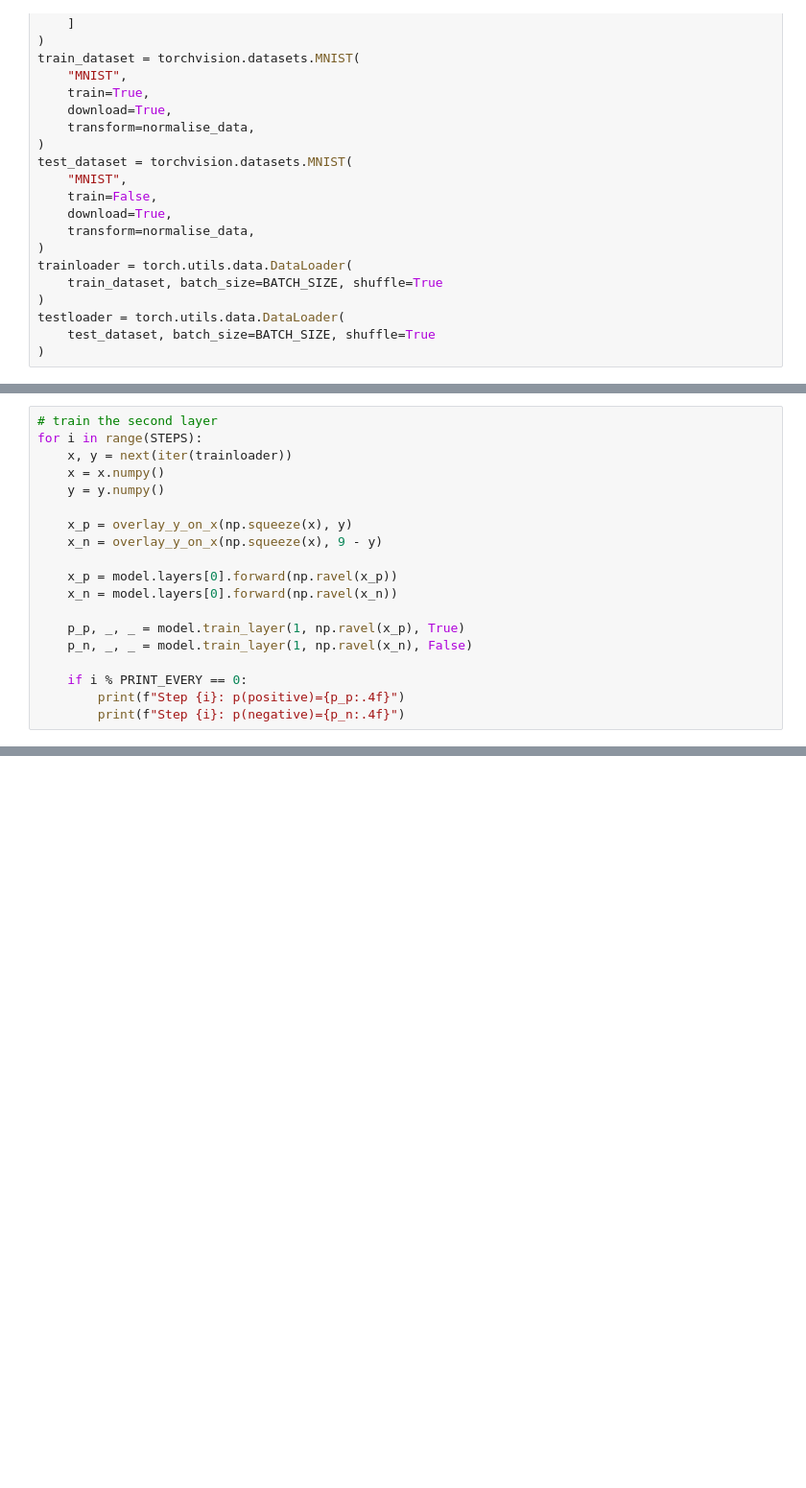
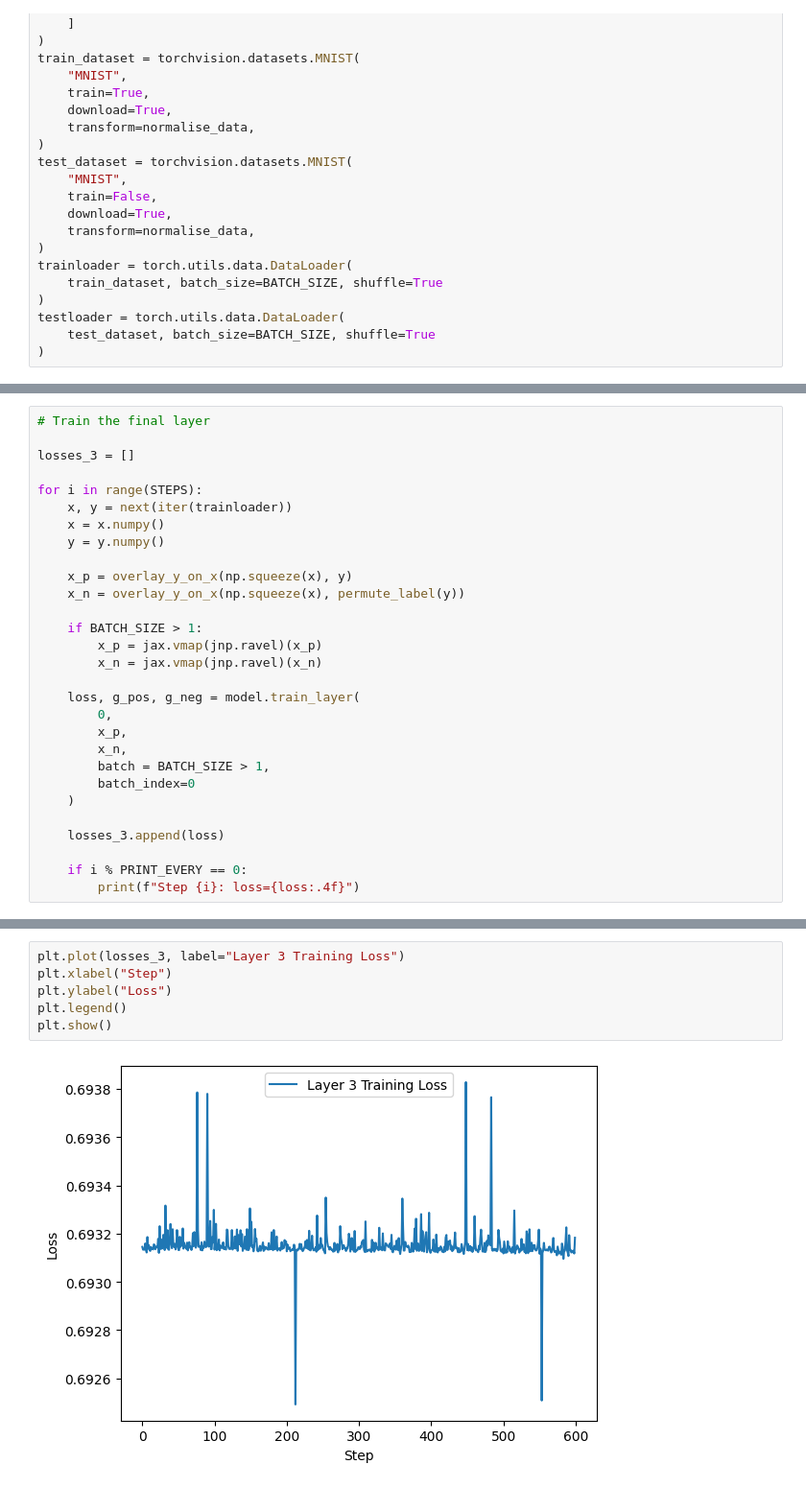
Before and after one commit to cdagher/ffax, a Jupyter notebook: ffax/quickstart.ipynb, the cells around one changed output, grey strips where cells are left out. Shown: that part at 96% size. Cells and saved outputs as stored; diff of their text form; blank space fills up the shorter version.

```diff
--- a/ffax/quickstart.ipynb
+++ b/ffax/quickstart.ipynb
@@ -165,20 +263,30 @@ Step 270: p(negative)=0.3091
 # %%
-# train the second layer
+# Train the final layer
+
+losses_3 = []
+
 for i in range(STEPS):
     x, y = next(iter(trainloader))
     x = x.numpy()
     y = y.numpy()
 
     x_p = overlay_y_on_x(np.squeeze(x), y)
-    x_n = overlay_y_on_x(np.squeeze(x), 9 - y)
+    x_n = overlay_y_on_x(np.squeeze(x), permute_label(y))
 
-    x_p = model.layers[0].forward(np.ravel(x_p))
-    x_n = model.layers[0].forward(np.ravel(x_n))
+    if BATCH_SIZE > 1:
+        x_p = jax.vmap(jnp.ravel)(x_p)
+        x_n = jax.vmap(jnp.ravel)(x_n)
 
-    p_p, _, _ = model.train_layer(1, np.ravel(x_p), True)
-    p_n, _, _ = model.train_layer(1, np.ravel(x_n), False)
+    loss, g_pos, g_neg = model.train_layer(
+        0,
+        x_p,
+        x_n,
+        batch = BATCH_SIZE > 1,
+        batch_index=0
+    )
+
+    losses_3.append(loss)
 
     if i % PRINT_EVERY == 0:
-        print(f"Step {i}: p(positive)={p_p:.4f}")
-        print(f"Step {i}: p(negative)={p_n:.4f}")
+        print(f"Step {i}: loss={loss:.4f}")
 # %% [output]
@@ -204,0 +313,8 @@ Step 270: p(negative)=0.2710
+# %%
+plt.plot(losses_3, label="Layer 3 Training Loss")
+plt.xlabel("Step")
+plt.ylabel("Loss")
+plt.legend()
+plt.show()
+# %% [output]
+[figure, added]
```
Also changed, not shown: parts of 14 cells of this notebook, 2 other files.
